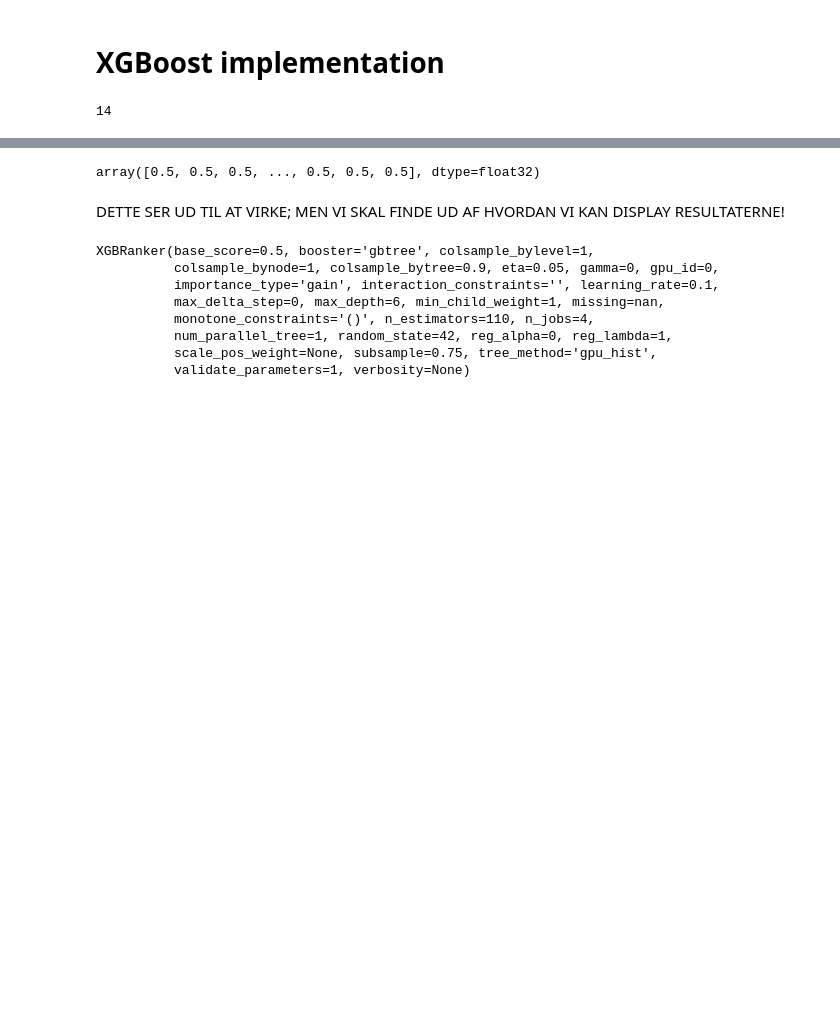
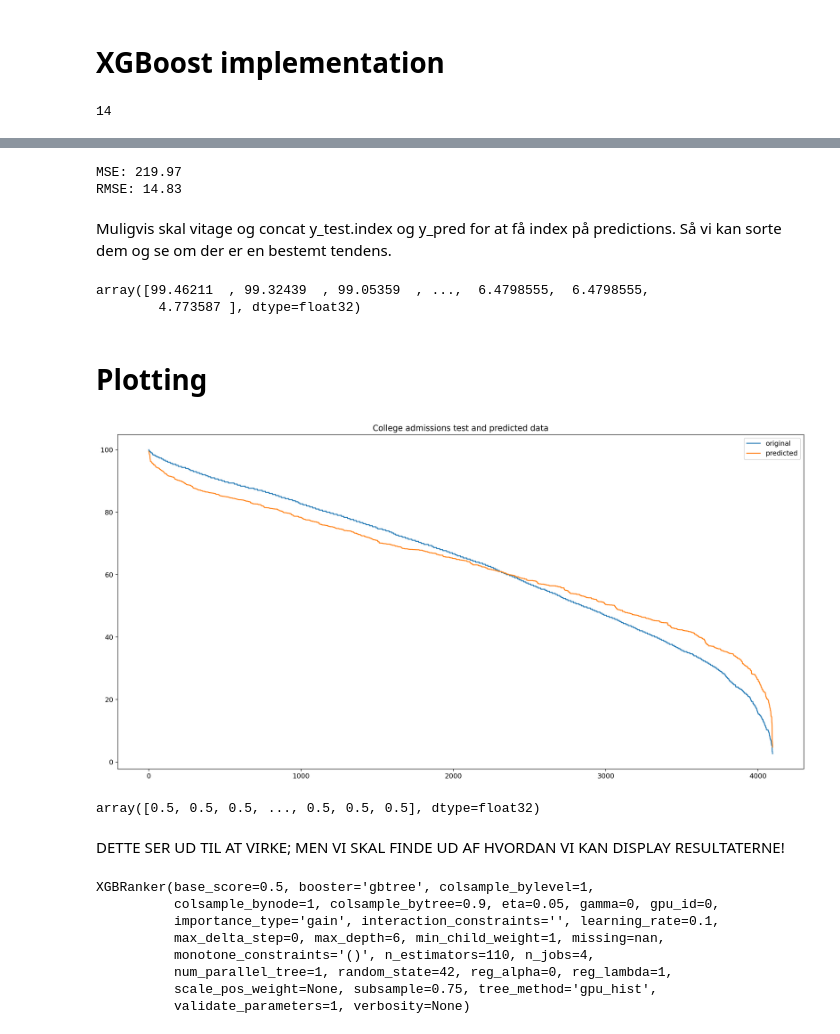
Before and after one commit to s183910/Bachelor_Gabi_Kat, a Jupyter notebook: src/Algoritmer/xgboost.ipynb, the cells around one changed output, grey strips where cells are left out. Cells and saved outputs as stored; diff of their text form; code cells hidden in the pictures; blank space fills up the shorter version.

```diff
--- a/src/Algoritmer/xgboost.ipynb
+++ b/src/Algoritmer/xgboost.ipynb
@@ -69,12 +52,0 @@ From now on, we need to figure out how to train and test a model. We cannot foll
-# %%
-# Dette er fra statquest video, men det virker ikke helt.
-groups = train_data.groupby(train_data.index.values).size().to_frame('size')['size'].to_numpy()
-
-clf_xgb = xgb.XGBRanker(objective="rank:map", missing=0, seed=24)
-clf_xgb.fit(X_train,
-            y_train,
-            verbose=True,
-            # early_stopping_rounds=10,
-            qid=groups,
-            eval_metric='map')
-            # eval_set=[(X_test,y_test)])
@@ -90,0 +59,12 @@ XGBRanker(base_score=0.5, booster='gbtree', colsample_bylevel=1,
+# %%
+# XGBRegressor
+
+model = xgb.XGBRegressor()#data_dmatrix, objective='reg:squarederror', seed=24)
+print(model)
+model.fit(X_train, y_train)
+        # eval_set=[(X_test, y_test)],
+        # eval_metric='logloss',
+        # verbose=True)
+    # X_train, y_train, verbose=True,early_stopping_rounds=10,eval_metric='mse',eval_set=[(X_test,y_test)])#,
+            # verbose=True,
+            # early_stopping_rounds=20)
@@ -90,0 +102,22 @@ XGBRanker(base_score=0.5, booster='gbtree', colsample_bylevel=1,
+# %%
+y_pred = model.predict(X_test)
+mse = mean_squared_error(y_test, y_pred)
+print("MSE: %.2f" % mse)
+
+print("RMSE: %.2f" % (mse**(1/2.0)))
+# %% [output]
+MSE: 219.97
+RMSE: 14.83
+# %% [markdown]
+Muligvis skal vitage og concat y_test.index og y_pred for at få index på predictions. Så vi kan sorte dem og se om der er en bestemt tendens.
+# %%
+# Prøve at sorte predictions med mergesort
+import numpy as np
+
+pred_sorted = np.sort(y_pred, axis=- 1, kind='mergesort')[::-1]
+pred_sorted
+# %% [output]
+array([99.46211  , 99.32439  , 99.05359  , ...,  6.4798555,  6.4798555,
+        4.773587 ], dtype=float32)
+# %% [markdown]
+# Plotting
@@ -91,3 +133,14 @@ XGBRanker(base_score=0.5, booster='gbtree', colsample_bylevel=1,
+# %%
+
+x_ax = range(len(y_test))
+y_test_sorted = np.sort(y_test, axis=- 1, kind='mergesort')[::-1]
+plt.plot(x_ax, y_test_sorted, label="original")
+plt.plot(x_ax, pred_sorted, label="predicted")
+plt.title("College admissions test and predicted data")
+plt.legend()
+plt.show()
+# %% [output]
+[figure, added]
 # %%
 preds = clf_xgb.predict(X_test)
 preds
```
Also changed, not shown: parts of 11 cells of this notebook.
